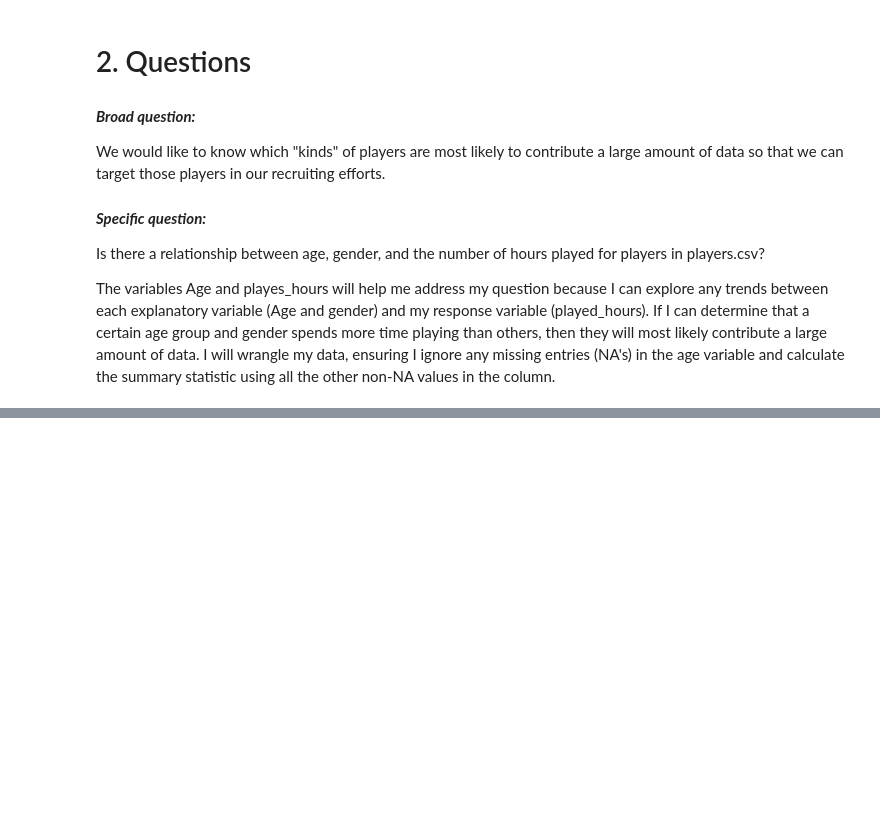
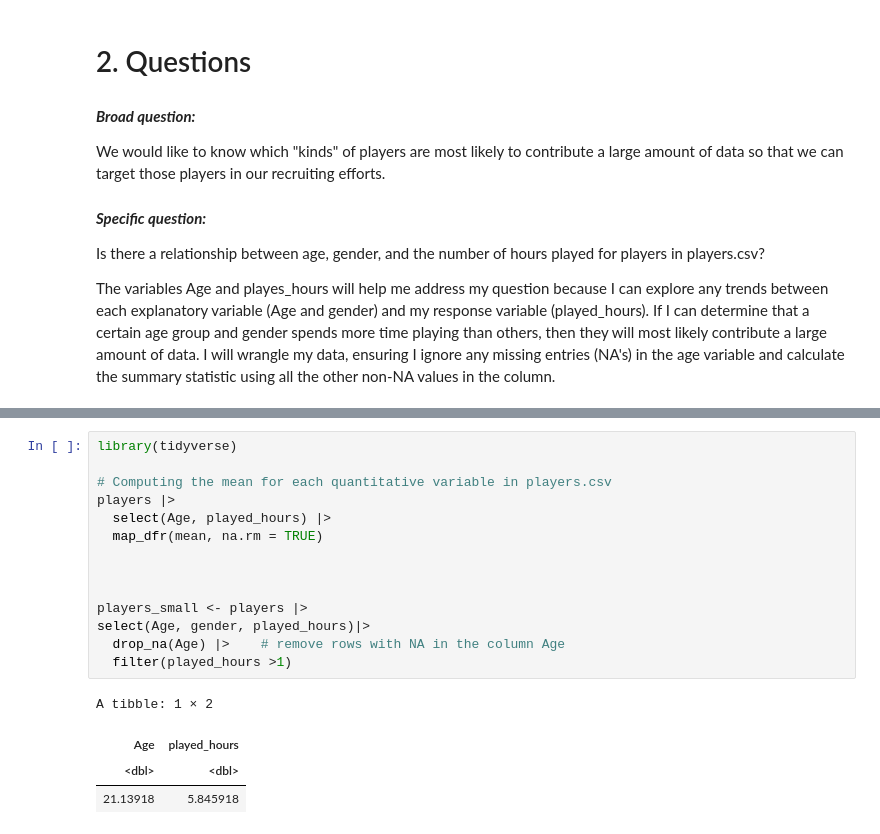
Before and after one commit to chiarabiagi/DSCI-individual-project, a Jupyter notebook: part1.ipynb, the cells around one changed output, grey strips where cells are left out. Cells and saved outputs as stored; diff of their text form; blank space fills up the shorter version.

```diff
--- a/part1.ipynb
+++ b/part1.ipynb
@@ -150,0 +155,19 @@ We would like to know which "kinds" of players are most likely to contribute a l
+# %%
+library(tidyverse)
+
+# Computing the mean for each quantitative variable in players.csv
+players |>
+  select(Age, played_hours) |>
+  map_dfr(mean, na.rm = TRUE)
+
+
+
+players_small <- players |>
+select(Age, gender, played_hours)|>
+  drop_na(Age) |>    # remove rows with NA in the column Age
+  filter(played_hours >1)
+# %% [output]
+A tibble: 1 × 2
+| Age | played_hours |
+| <dbl> | <dbl> |
+| 21.13918 | 5.845918 |
```
Also changed, not shown: parts of 5 cells of this notebook.
